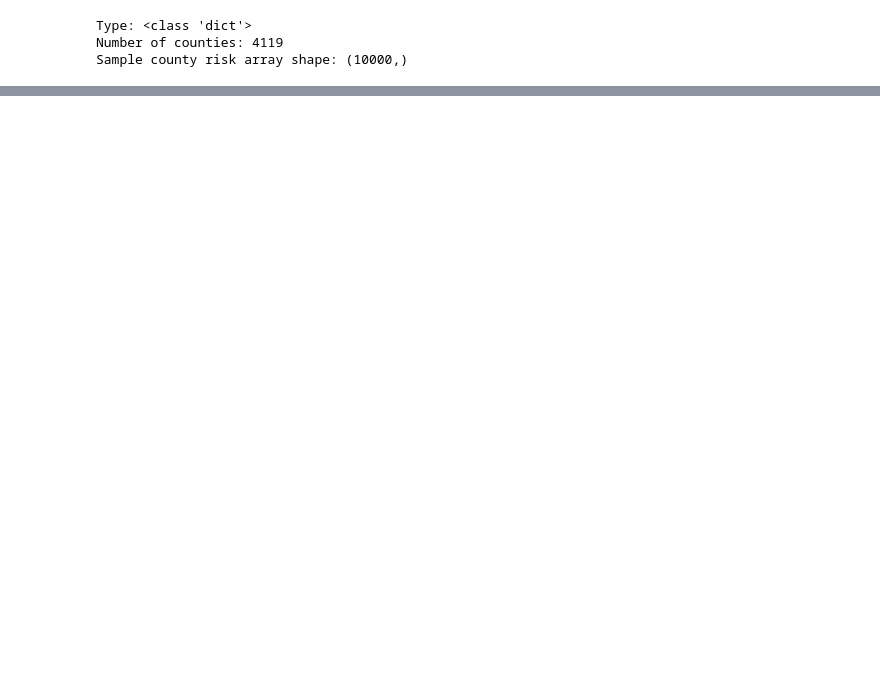
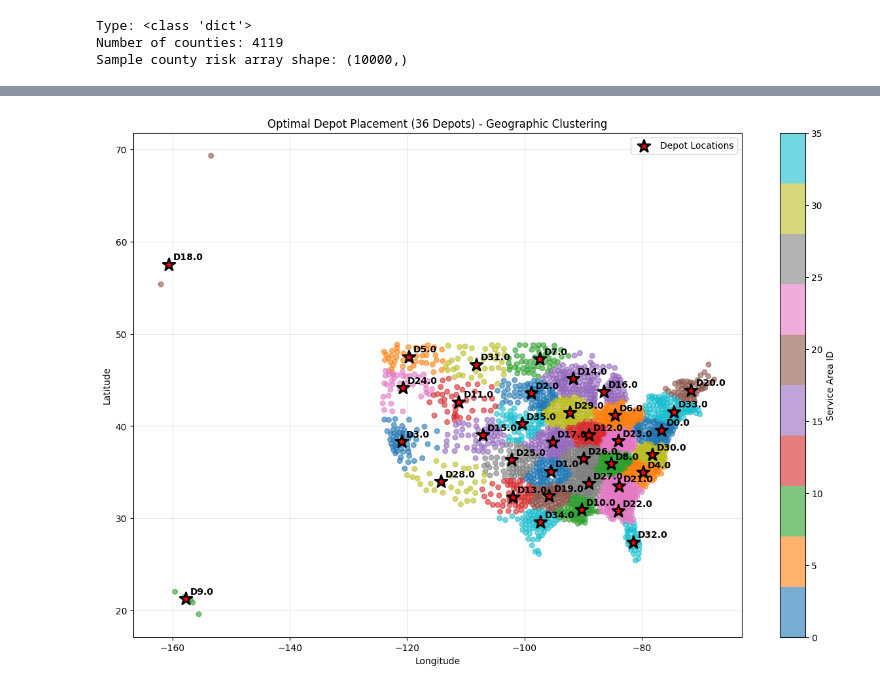
Before and after one commit to abdbtech/capstone, a Jupyter notebook: notebooks/poisson_bb.ipynb, the cells around one changed output, grey strips where cells are left out. Drawn from its saved outputs; the diff is of its cells as text; code cells hidden in the pictures; blank space fills up the shorter version.

```diff
--- a/notebooks/poisson_bb.ipynb
+++ b/notebooks/poisson_bb.ipynb
@@ -984,0 +634,19 @@ Model Summary:
+# %%
+# Convert county_risks dictionary to DataFrame
+risk_data = []
+for county_fips, risk_array in county_risks.items():
+    risk_data.append(
+        {
+            "county_fips": county_fips,
+            "expected_annual_loss": np.mean(risk_array),
+            "var_95": np.percentile(risk_array, 95),
+            "var_99": np.percentile(risk_array, 99),
+            "std_dev": np.std(risk_array),
+        }
+    )
+
+county_risk_df = pd.DataFrame(risk_data)
+
+# Save to database
+dbt.load_data(county_risk_df, "disaster_risk_clusters", if_exists="replace")
+print(f"Created disaster_risk_clusters table with {len(county_risk_df)} counties")
@@ -984,0 +978,72 @@ Model Summary:
+# %%
+# Plot counties colored by service area
+plt.figure(figsize=(15, 10))
+
+scatter = plt.scatter(
+    county_data_clean["longitude"],
+    county_data_clean["latitude"],
+    c=county_data_clean["depot_service_area"],
+    cmap="tab10",
+    alpha=0.6,
+    s=30,
+)
+
+# Plot depot locations
+plt.scatter(
+    depot_df["longitude"],
+    depot_df["latitude"],
+    c="red",
+    marker="*",
+    s=200,
+    edgecolor="black",
+    linewidth=2,
+    label="Depot Locations",
+)
+
+# Annotate depot IDs
+for _, depot in depot_df.iterrows():
+    plt.annotate(
+        f"D{depot['depot_id']}",
+        (depot["longitude"], depot["latitude"]),
+        xytext=(5, 5),
+        textcoords="offset points",
+        fontweight="bold",
+    )
+
+plt.colorbar(scatter, label="Service Area ID")
+plt.xlabel("Longitude")
+plt.ylabel("Latitude")
+plt.title(f"Optimal Depot Placement ({n_depots} Depots) - Geographic Clustering")
+plt.legend()
+plt.grid(True, alpha=0.3)
+plt.show()
+
+# Step 8: Risk vs Distance Analysis
+plt.figure(figsize=(12, 8))
+for depot_id in range(n_depots):
+    depot_data = service_stats_df[service_stats_df["depot_id"] == depot_id]
+    plt.scatter(
+        depot_data["distance_to_depot_km"],
+        depot_data["county_risk"],
+        label=f"Depot {depot_id}",
+        alpha=0.7,
+    )
+
+plt.xlabel("Distance to Depot (km)")
+plt.ylabel("County Risk Level")
+plt.title("Risk vs Distance Analysis by Service Area")
+plt.legend()
+plt.grid(True, alpha=0.3)
+plt.show()
+
+print("\nModel Summary:")
+print(f"- Created {n_depots} strategic depot locations")
+print(
+    f"- Average service radius: {service_stats_df['distance_to_depot_km'].mean():.1f} km"
+)
+print(
+    f"- Maximum service distance: {service_stats_df['distance_to_depot_km'].max():.1f} km"
+)
+print(f"- Total counties served: {len(county_data_clean)}")
+# %% [output]
+[figure, added]
```
Also changed, not shown: parts of 24 cells of this notebook, 1 other file.
